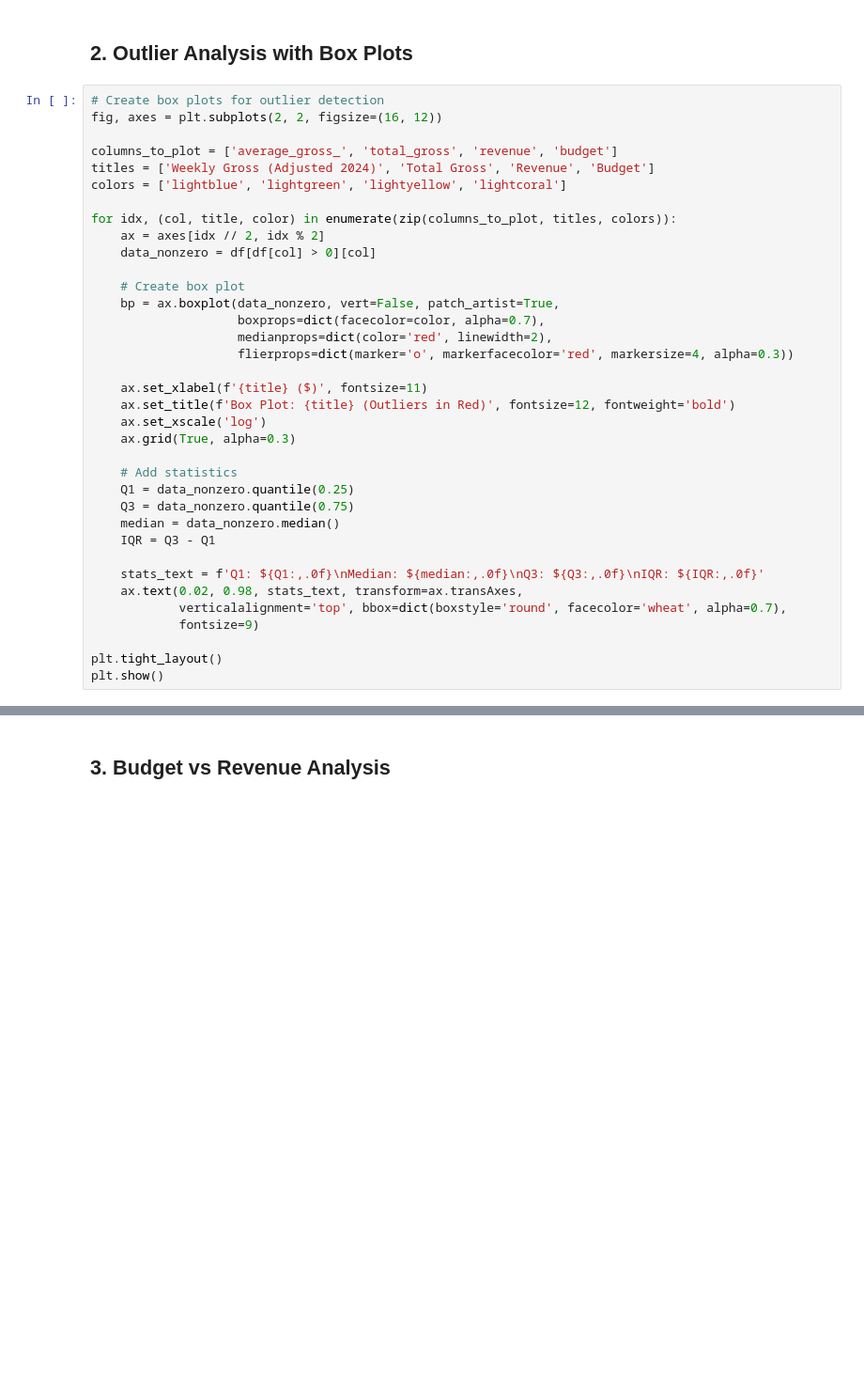
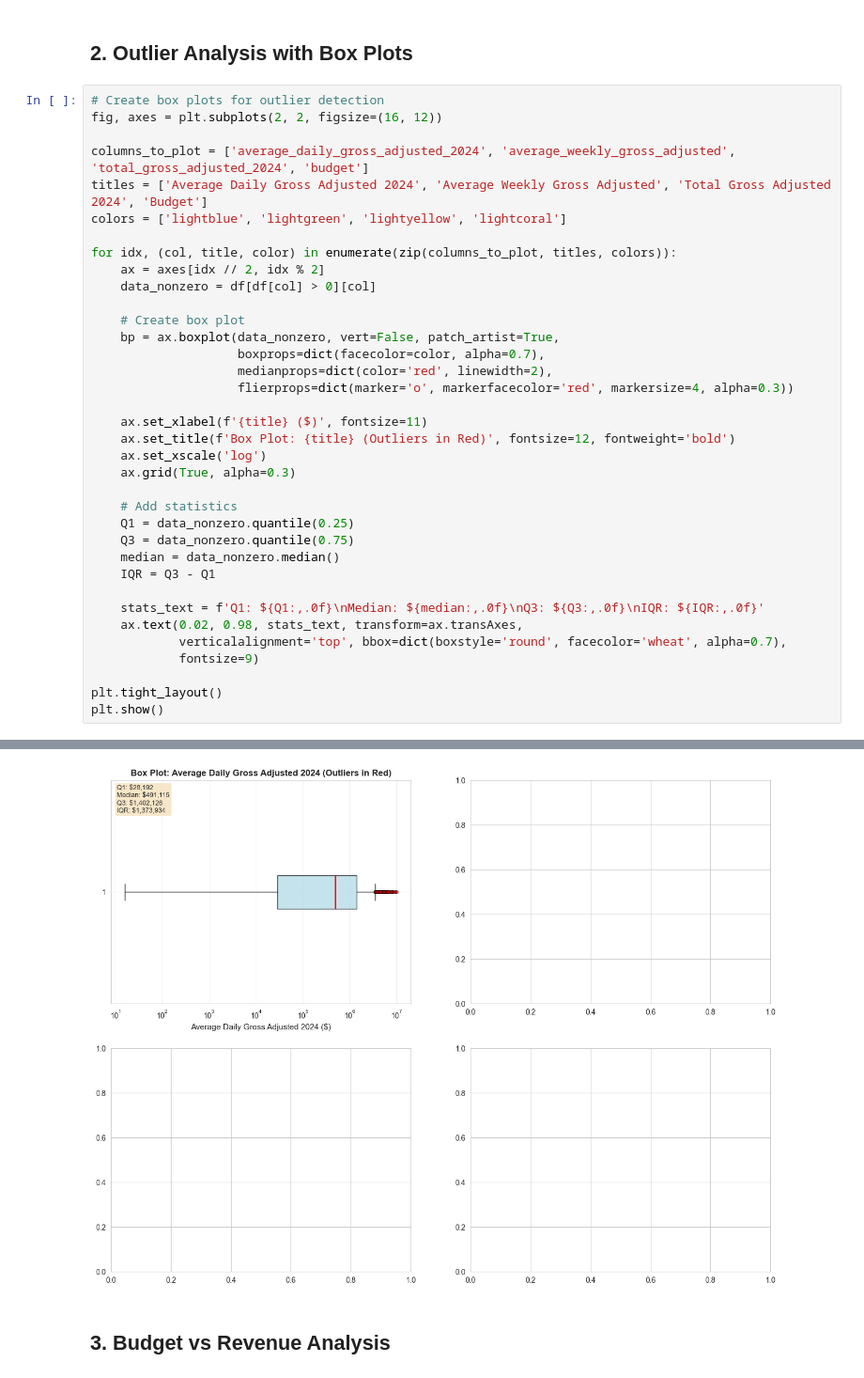
Before and after one commit to skrigel/cinema_by_the_numbers, a Jupyter notebook: data_visualization.ipynb, the cells around one changed output, grey strips where cells are left out. Shown: that part at 94% size. Saved outputs shown, nothing was run; the diff lists cells and outputs as text; blank space fills up the shorter version.

```diff
--- a/data_visualization.ipynb
+++ b/data_visualization.ipynb
@@ -108,8 +108,8 @@ plt.show()
 # Create box plots for outlier detection
 fig, axes = plt.subplots(2, 2, figsize=(16, 12))
 
-columns_to_plot = ['average_gross_', 'total_gross', 'revenue', 'budget']
-titles = ['Weekly Gross (Adjusted 2024)', 'Total Gross', 'Revenue', 'Budget']
+columns_to_plot = ['average_daily_gross_adjusted_2024', 'average_weekly_gross_adjusted', 'total_gross_adjusted_2024', 'budget']
+titles = ['Average Daily Gross Adjusted 2024', 'Average Weekly Gross Adjusted', 'Total Gross Adjusted 2024', 'Budget']
 colors = ['lightblue', 'lightgreen', 'lightyellow', 'lightcoral']
 
 for idx, (col, title, color) in enumerate(zip(columns_to_plot, titles, colors)):
@@ -140,3 +140,4 @@ for idx, (col, title, color) in enumerate(zip(columns_to_plot, titles, colors)):
 
 plt.tight_layout()
 plt.show()
+# %% [output]
@@ -143,3 +145,4 @@ plt.show()
+[figure, added]
 # %% [markdown]
 ## 3. Budget vs Revenue Analysis
 # %%
```
Also changed, not shown: parts of 3 cells of this notebook, 1 other file.
